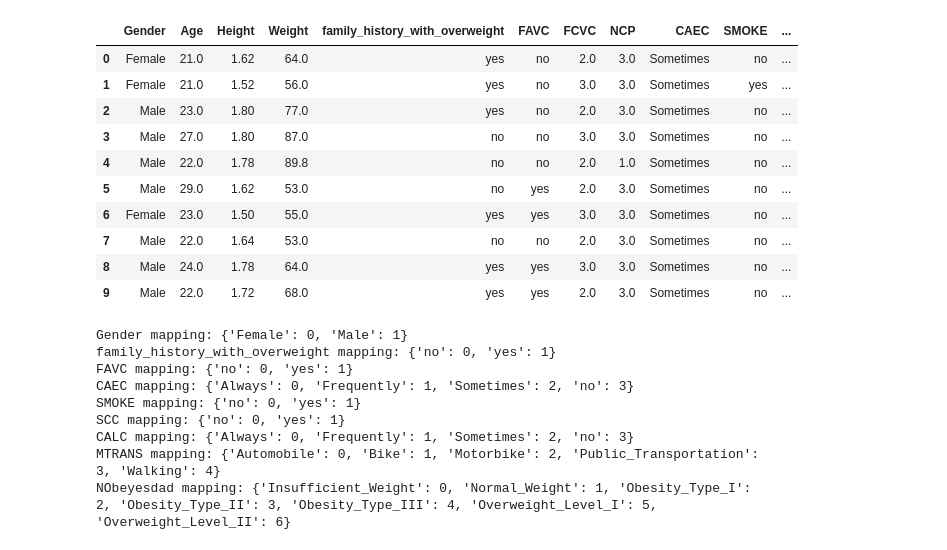
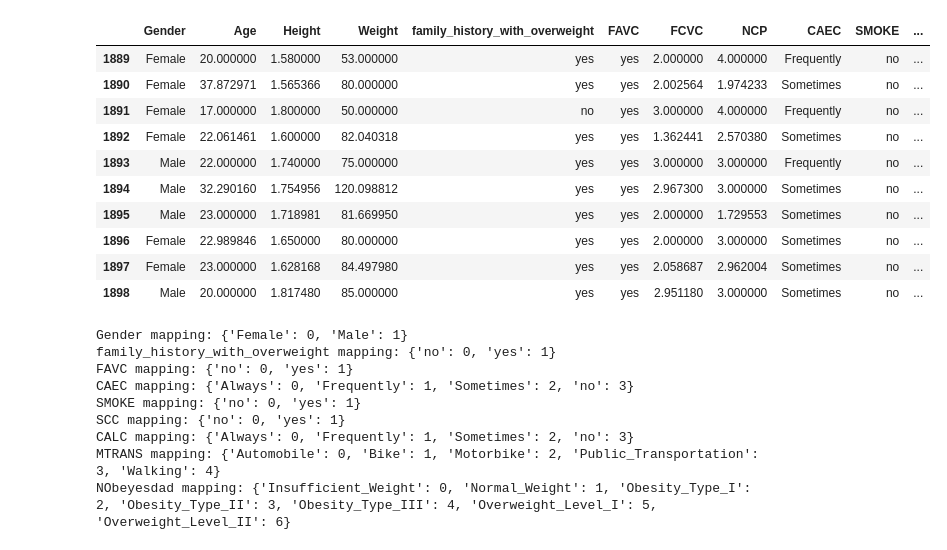
Before and after one commit to othytrigui/Obesity-level-prediction, a Jupyter notebook: main.ipynb, the cells around one changed output. Saved outputs shown, nothing was run; the diff lists cells and outputs as text; code cells hidden in the pictures.

```diff
--- a/main.ipynb
+++ b/main.ipynb
@@ -1,22 +1,22 @@
 # %%
 import pandas as pd
 from sklearn.preprocessing import LabelEncoder
 
-df = pd.read_csv(r'./data.csv')
+df = pd.read_csv(r'data/train.csv')
 
-df.head(10)
+df.tail(10)
 # %% [output]
 |  | Gender | Age | Height | Weight | family_history_with_overweight | FAVC | FCVC | NCP | CAEC | SMOKE | ... |
-| 0 | Female | 21.0 | 1.62 | 64.0 | yes | no | 2.0 | 3.0 | Sometimes | no | ... |
-| 1 | Female | 21.0 | 1.52 | 56.0 | yes | no | 3.0 | 3.0 | Sometimes | yes | ... |
-| 2 | Male | 23.0 | 1.80 | 77.0 | yes | no | 2.0 | 3.0 | Sometimes | no | ... |
-| 3 | Male | 27.0 | 1.80 | 87.0 | no | no | 3.0 | 3.0 | Sometimes | no | ... |
-| 4 | Male | 22.0 | 1.78 | 89.8 | no | no | 2.0 | 1.0 | Sometimes | no | ... |
-| 5 | Male | 29.0 | 1.62 | 53.0 | no | yes | 2.0 | 3.0 | Sometimes | no | ... |
-| 6 | Female | 23.0 | 1.50 | 55.0 | yes | yes | 3.0 | 3.0 | Sometimes | no | ... |
-| 7 | Male | 22.0 | 1.64 | 53.0 | no | no | 2.0 | 3.0 | Sometimes | no | ... |
-| 8 | Male | 24.0 | 1.78 | 64.0 | yes | yes | 3.0 | 3.0 | Sometimes | no | ... |
-| 9 | Male | 22.0 | 1.72 | 68.0 | yes | yes | 2.0 | 3.0 | Sometimes | no | ... |
+| 1889 | Female | 20.000000 | 1.580000 | 53.000000 | yes | yes | 2.000000 | 4.000000 | Frequently | no | ... |
+| 1890 | Female | 37.872971 | 1.565366 | 80.000000 | yes | yes | 2.002564 | 1.974233 | Sometimes | no | ... |
+| 1891 | Female | 17.000000 | 1.800000 | 50.000000 | no | yes | 3.000000 | 4.000000 | Frequently | no | ... |
+| 1892 | Female | 22.061461 | 1.600000 | 82.040318 | yes | yes | 1.362441 | 2.570380 | Sometimes | no | ... |
+| 1893 | Male | 22.000000 | 1.740000 | 75.000000 | yes | yes | 3.000000 | 3.000000 | Frequently | no | ... |
+| 1894 | Male | 32.290160 | 1.754956 | 120.098812 | yes | yes | 2.967300 | 3.000000 | Sometimes | no | ... |
+| 1895 | Male | 23.000000 | 1.718981 | 81.669950 | yes | yes | 2.000000 | 1.729553 | Sometimes | no | ... |
+| 1896 | Female | 22.989846 | 1.650000 | 80.000000 | yes | yes | 2.000000 | 3.000000 | Sometimes | no | ... |
+| 1897 | Female | 23.000000 | 1.628168 | 84.497980 | yes | yes | 2.058687 | 2.962004 | Sometimes | no | ... |
+| 1898 | Male | 20.000000 | 1.817480 | 85.000000 | yes | yes | 2.951180 | 3.000000 | Sometimes | no | ... |
 # %%
 # Create a label encoder object
 le = LabelEncoder()
```
Also changed, not shown: parts of 4 cells of this notebook, 1 other file.
